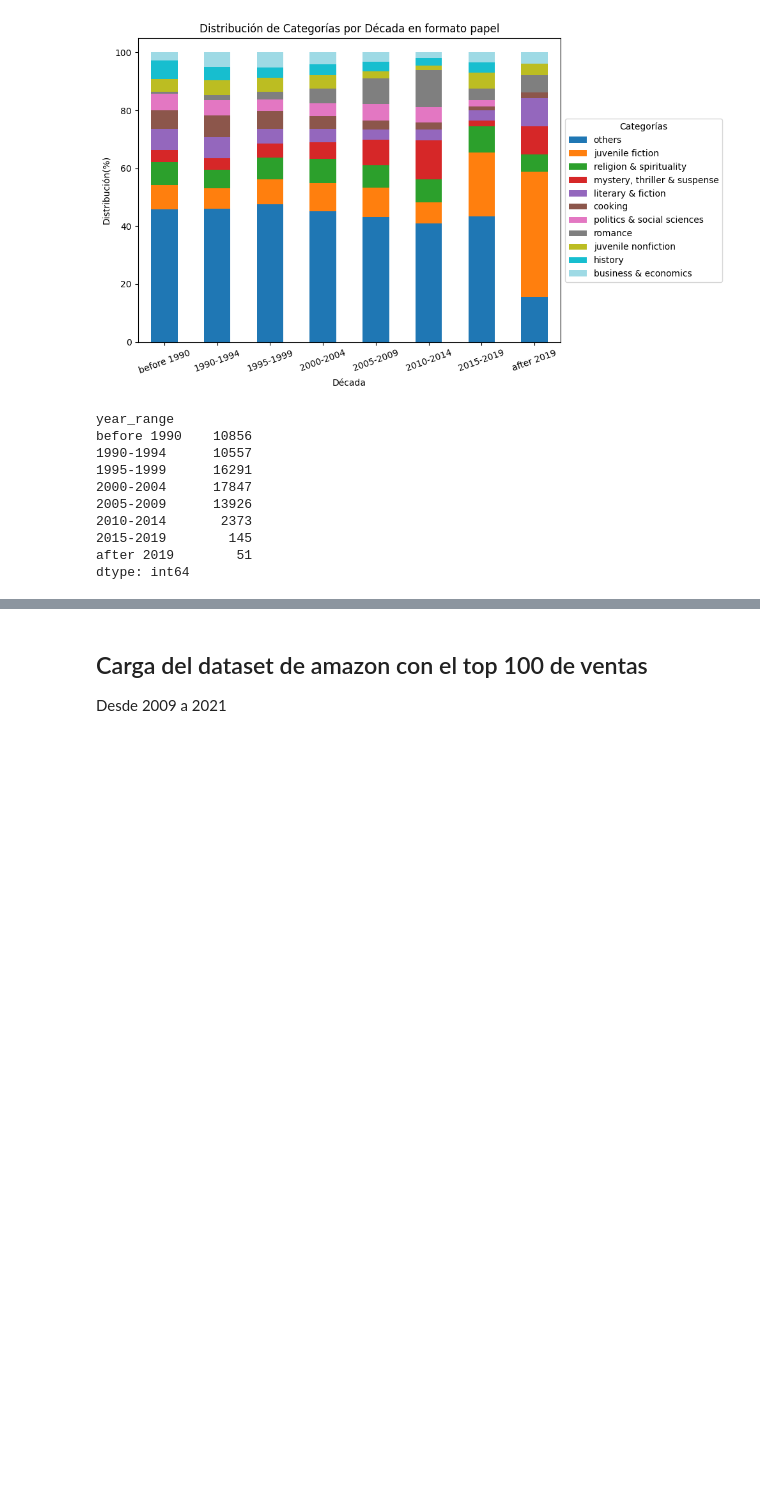
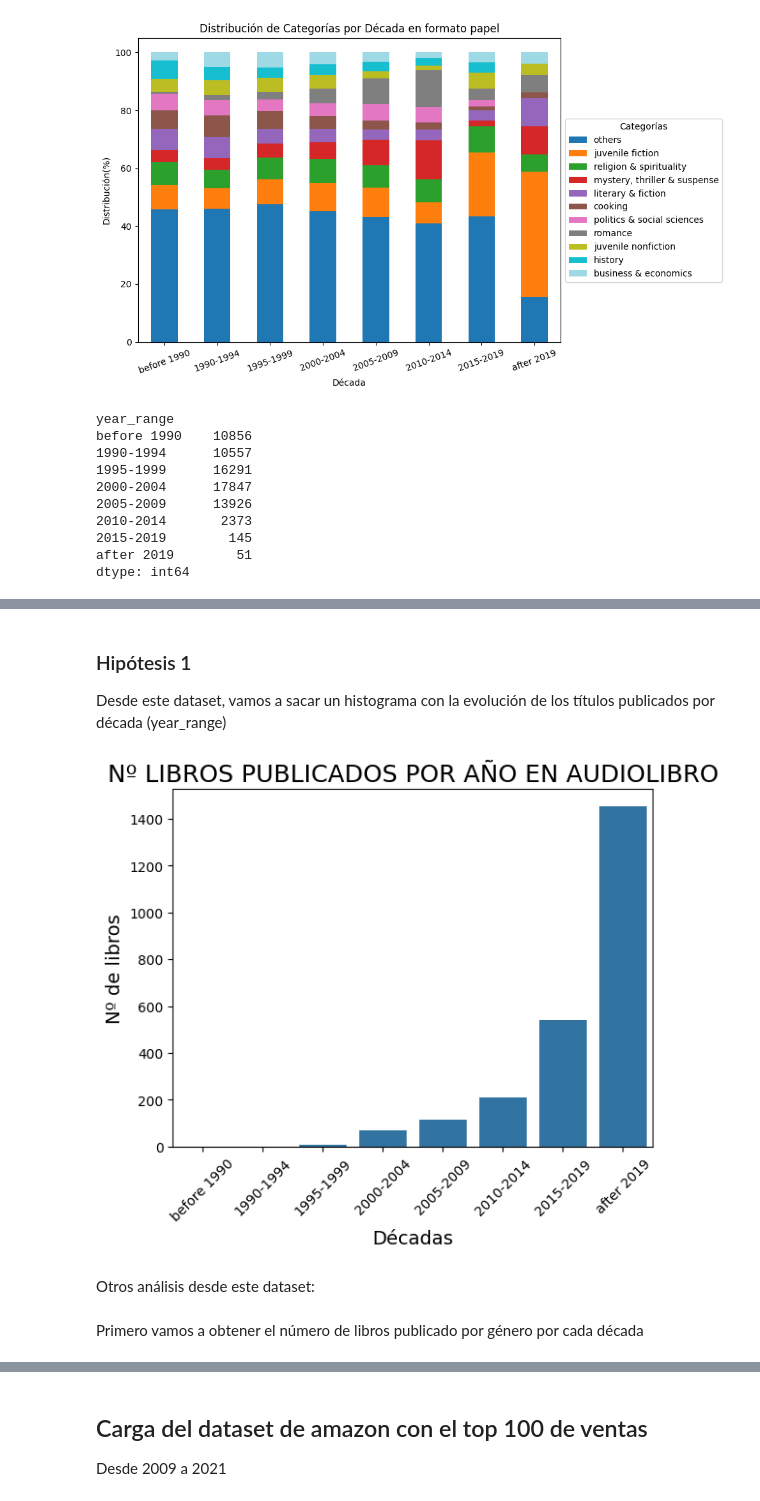
Before and after one commit to 4nn-1sM/Mercado_literario, a Jupyter notebook: notebooks/kindle.ipynb, the cells around one changed output, grey strips where cells are left out. Saved outputs shown, nothing was run; the diff lists cells and outputs as text; code cells hidden in the pictures; blank space fills up the shorter version.

```diff
--- a/notebooks/kindle.ipynb
+++ b/notebooks/kindle.ipynb
@@ -6,7 +6,7 @@ import matplotlib.pyplot as plt
 from scipy import stats
 import random
 # %%
-df = pd.read_csv("../data/kindle_data-v2.csv")
+df = pd.read_csv("../data/BBDD_EDA/kindle_data-v2.csv")
 df.head(3)
 # %% [output]
 |  | asin | title | author | soldBy | imgUrl | productURL | stars | reviews | price | isKindleUnlimited | ... |
@@ -632,0 +703,9 @@ dtype: int64
+# %%
+# para crear columna de año a partir de la de fecha de publicacion
+df_audible["published_year"] = df_audible["releasedate"].str.split("/").str[2]
+df_audible["published_year"] = df_audible["published_year"].astype("Int64")
+# Nueva columna de rangos de décadas. En kindle va desde los 2000
+bins = [-float('inf'), 1989, 1994, 1999, 2004, 2009, 2014, 2019, float('inf')]
+labels = ['before 1990', '1990-1994', '1995-1999', '2000-2004', '2005-2009', '2010-2014', '2015-2019', 'after 2019']
+
+df_audible['year_range'] = pd.cut(df_audible['published_year'], bins=bins, labels=labels)
@@ -632,0 +717,5 @@ dtype: int64
+# %%
+# Para generar variable top_10 de categorías
+top_10_categories = df_audible["categories"].value_counts().nlargest(10).index
+df_audible['category_top_10'] =  np.nan
+df_audible['category_top_10'] = np.where(df_audible['categories'].isna(), np.nan, np.where(df_audible['categories'].isin(top_10_categories), df_audible['categories'], 'others'))
@@ -632,0 +728,17 @@ dtype: int64
+# %% [markdown]
+### Hipótesis 1
+Desde este dataset, vamos a sacar un histograma con la evolución de los títulos publicados por década (year_range)
+# %%
+# Para graficar los datos referidos a publicaciones totales por década.
+titles_ryear_count_aud = df_audible.groupby("year_range")["title"].count().reset_index(name='title_count')
+sns.barplot(titles_ryear_count_aud, x = "year_range", y = "title_count")
+plt.xticks(rotation= 45)
+plt.title('Nº LIBROS PUBLICADOS POR AÑO EN AUDIOLIBRO', fontsize=18)
+plt.xlabel('Décadas', fontsize=14)
+plt.ylabel('Nº de libros', fontsize=14);
+# %% [output]
+[figure, added]
+# %% [markdown]
+Otros análisis desde este dataset:
+# %% [markdown]
+Primero vamos a obtener el número de libros publicado por género por cada década
```
Also changed, not shown: parts of 55 cells of this notebook, 2 other files.
